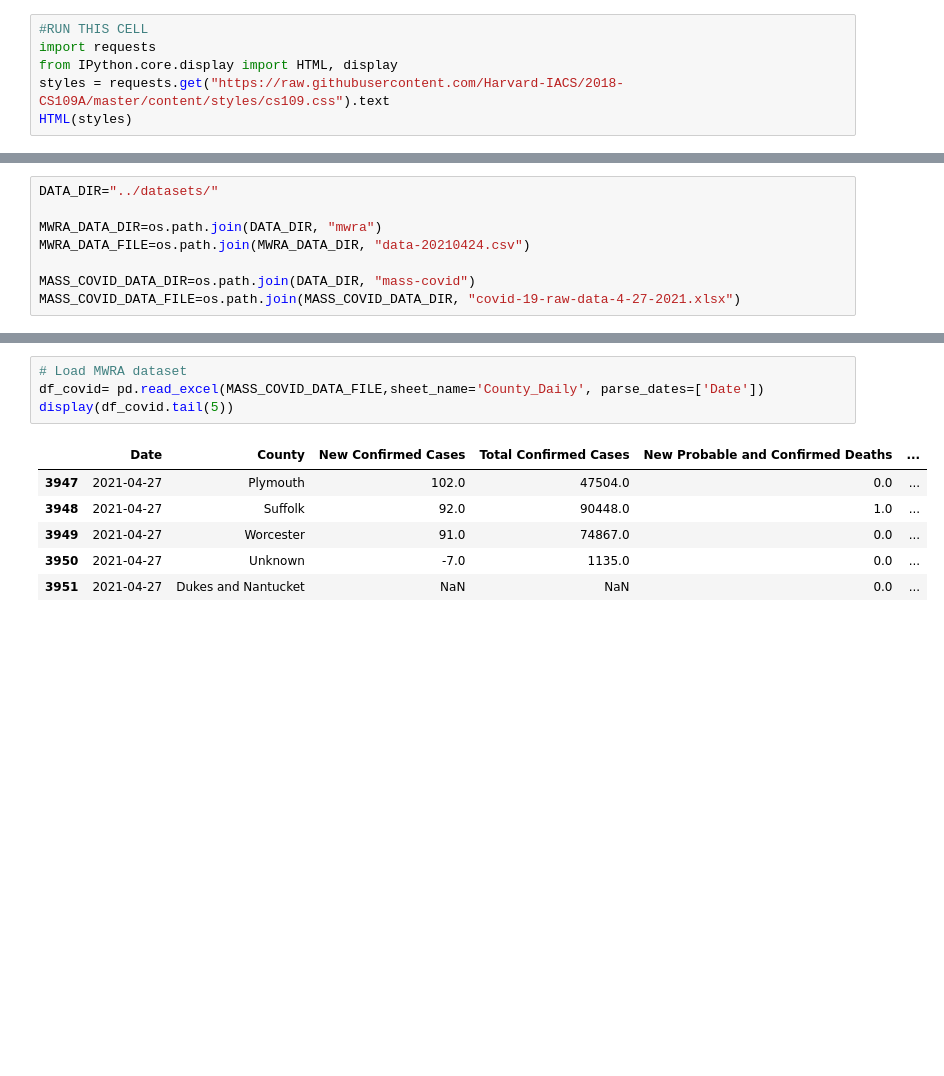
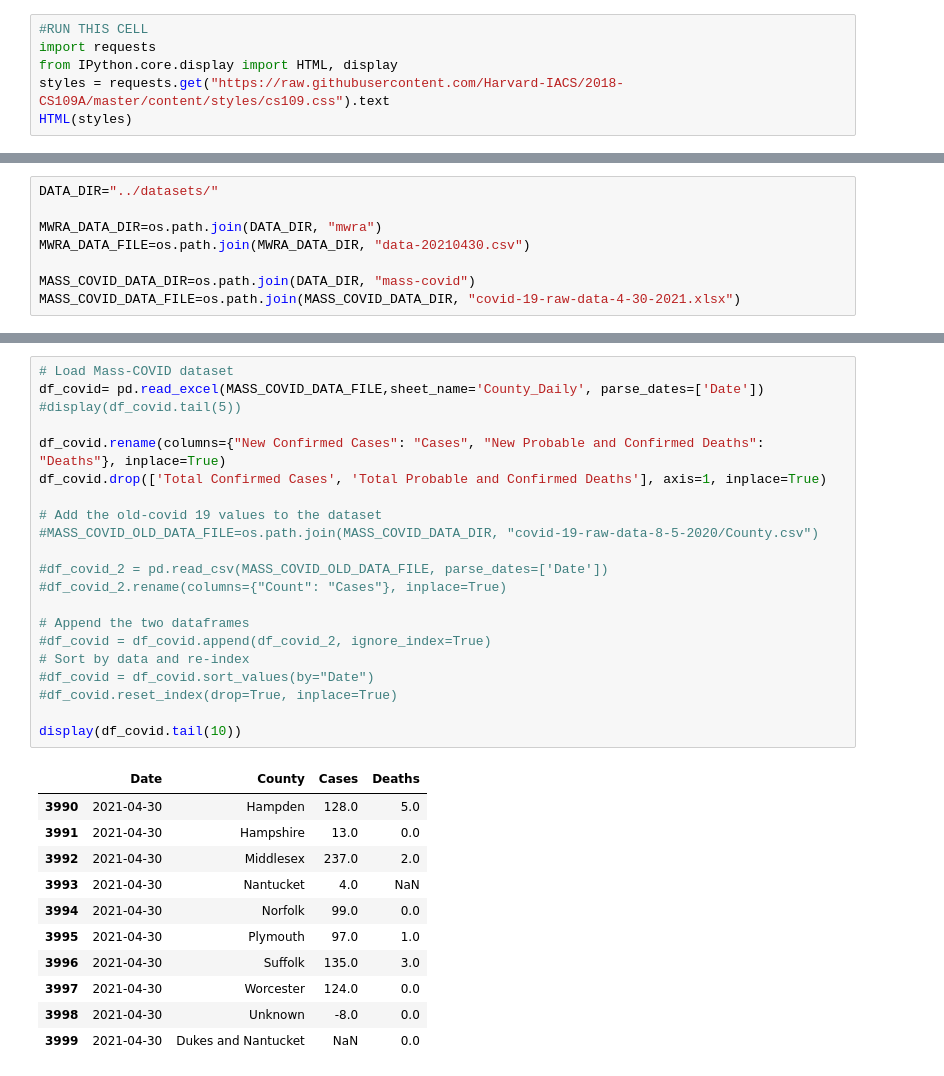
Before and after one commit to bhatiavr/cs109b-final-project-111, a Jupyter notebook: src/cs109b-wastewater-covid-forecasting.ipynb, the cells around one changed output, grey strips where cells are left out. Drawn from its saved outputs; the diff is of its cells as text; blank space fills up the shorter version.

```diff
--- a/src/cs109b-wastewater-covid-forecasting.ipynb
+++ b/src/cs109b-wastewater-covid-forecasting.ipynb
@@ -25,10 +26,10 @@ from matplotlib import pyplot as plt
 DATA_DIR="../datasets/"
 
 MWRA_DATA_DIR=os.path.join(DATA_DIR, "mwra")
-MWRA_DATA_FILE=os.path.join(MWRA_DATA_DIR, "data-20210424.csv")
+MWRA_DATA_FILE=os.path.join(MWRA_DATA_DIR, "data-20210430.csv")
 
 MASS_COVID_DATA_DIR=os.path.join(DATA_DIR, "mass-covid")
-MASS_COVID_DATA_FILE=os.path.join(MASS_COVID_DATA_DIR, "covid-19-raw-data-4-27-2021.xlsx")
+MASS_COVID_DATA_FILE=os.path.join(MASS_COVID_DATA_DIR, "covid-19-raw-data-4-30-2021.xlsx")
 # %%
 # Load MWRA dataset
 df_mwra = pd.read_csv(MWRA_DATA_FILE, parse_dates=['Date'])
@@ -100,11 +110,33 @@ fig.show()
 # %%
-# Load MWRA dataset
+# Load Mass-COVID dataset
 df_covid= pd.read_excel(MASS_COVID_DATA_FILE,sheet_name='County_Daily', parse_dates=['Date'])
-display(df_covid.tail(5))
+#display(df_covid.tail(5))
+
+df_covid.rename(columns={"New Confirmed Cases": "Cases", "New Probable and Confirmed Deaths": "Deaths"}, inplace=True)
+df_covid.drop(['Total Confirmed Cases', 'Total Probable and Confirmed Deaths'], axis=1, inplace=True)
+
+# Add the old-covid 19 values to the dataset
+#MASS_COVID_OLD_DATA_FILE=os.path.join(MASS_COVID_DATA_DIR, "covid-19-raw-data-8-5-2020/County.csv")
+
+#df_covid_2 = pd.read_csv(MASS_COVID_OLD_DATA_FILE, parse_dates=['Date'])
+#df_covid_2.rename(columns={"Count": "Cases"}, inplace=True)
+
+# Append the two dataframes
+#df_covid = df_covid.append(df_covid_2, ignore_index=True)
+# Sort by data and re-index
+#df_covid = df_covid.sort_values(by="Date")
+#df_covid.reset_index(drop=True, inplace=True)
+
+display(df_covid.tail(10))
 # %% [output]
-|  | Date | County | New Confirmed Cases | Total Confirmed Cases | New Probable and Confirmed Deaths | ... |
-| 3947 | 2021-04-27 | Plymouth | 102.0 | 47504.0 | 0.0 | ... |
-| 3948 | 2021-04-27 | Suffolk | 92.0 | 90448.0 | 1.0 | ... |
-| 3949 | 2021-04-27 | Worcester | 91.0 | 74867.0 | 0.0 | ... |
-| 3950 | 2021-04-27 | Unknown | -7.0 | 1135.0 | 0.0 | ... |
-| 3951 | 2021-04-27 | Dukes and Nantucket | NaN | NaN | 0.0 | ... |
+|  | Date | County | Cases | Deaths |
+| 3990 | 2021-04-30 | Hampden | 128.0 | 5.0 |
+| 3991 | 2021-04-30 | Hampshire | 13.0 | 0.0 |
+| 3992 | 2021-04-30 | Middlesex | 237.0 | 2.0 |
+| 3993 | 2021-04-30 | Nantucket | 4.0 | NaN |
+| 3994 | 2021-04-30 | Norfolk | 99.0 | 0.0 |
+| 3995 | 2021-04-30 | Plymouth | 97.0 | 1.0 |
+| 3996 | 2021-04-30 | Suffolk | 135.0 | 3.0 |
+| 3997 | 2021-04-30 | Worcester | 124.0 | 0.0 |
+| 3998 | 2021-04-30 | Unknown | -8.0 | 0.0 |
+| 3999 | 2021-04-30 | Dukes and Nantucket | NaN | 0.0 |
```
Also changed, not shown: parts of 25 cells of this notebook, 24 other files.
